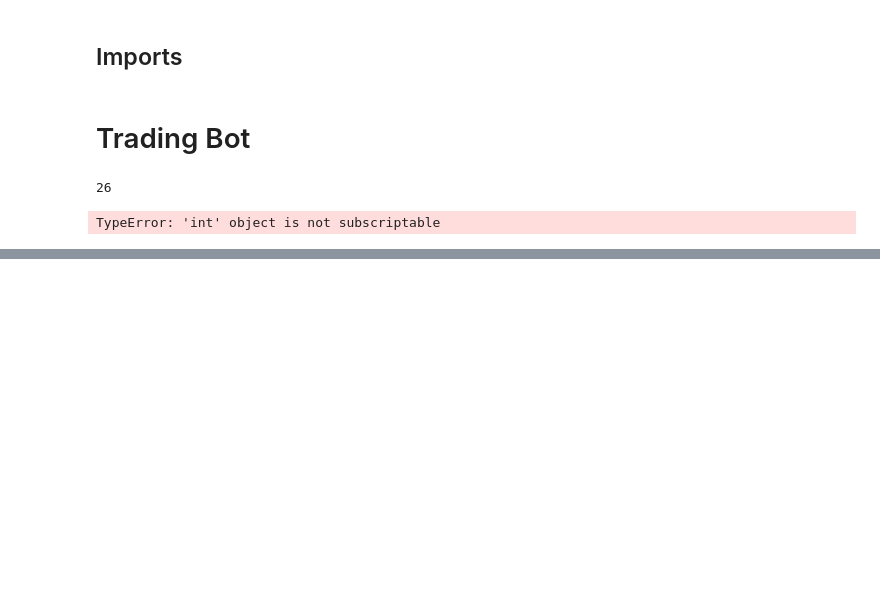
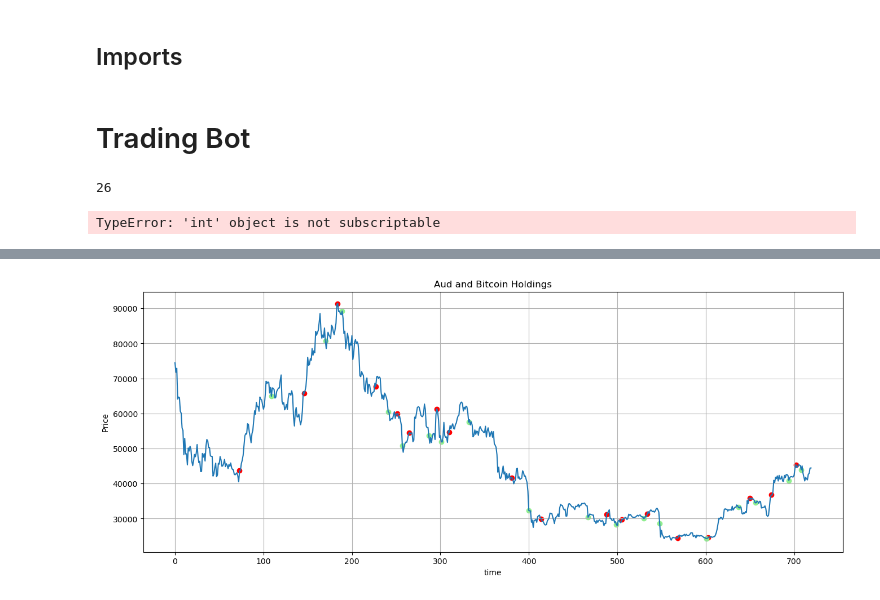
Before and after one commit to LisonLau/CITS4404-Assignment-2, a Jupyter notebook: Trading_Bot.ipynb, the cells around one changed output, grey strips where cells are left out. Cells and saved outputs as stored; diff of their text form; code cells hidden in the pictures; blank space fills up the shorter version.

```diff
--- a/Trading_Bot.ipynb
+++ b/Trading_Bot.ipynb
@@ -304,0 +347,21 @@ bot.run()
+# %%
+# Data for plotting
+
+fig, ax = plt.subplots()
+#ax.plot(time_vals, aud_vals)
+ax.plot(time_vals, close_data)
+
+ax.scatter(buy_date, buy_price, color="red")
+
+ax.scatter(sell_date, sell_price, color="lightgreen")
+
+ax.set(xlabel='time', ylabel='Price',
+       title='Aud and Bitcoin Holdings')
+ax.grid()
+
+fig.set_figwidth(16)
+fig.set_figheight(6)
+
+plt.show()
+# %% [output]
+[figure, added]
```
Also changed, not shown: parts of 5 cells of this notebook, 1 other file.
